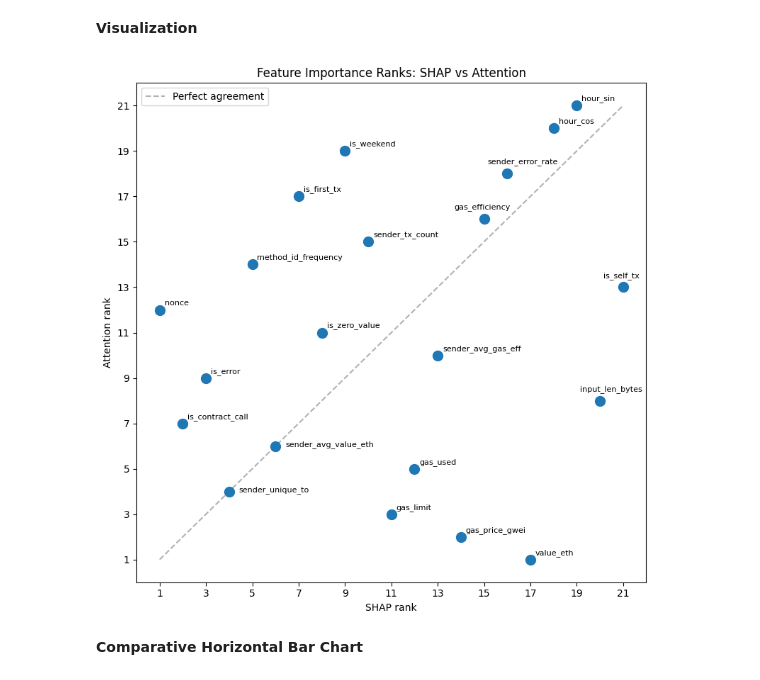
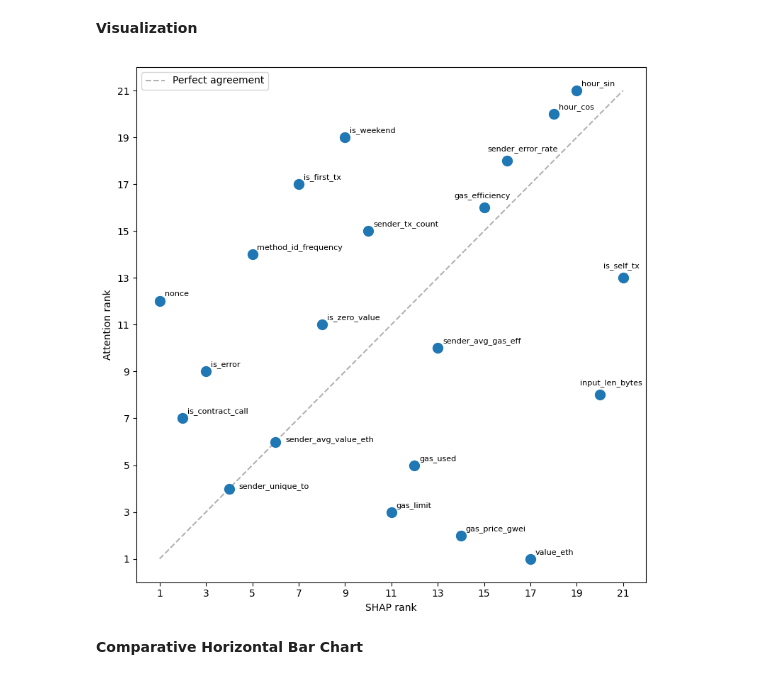
Before and after one commit to KozinIS/ethereum-anomaly-detection-xai, a Jupyter notebook: notebooks/ethereum_anomaly_detection_xai_EN.ipynb, the cells around one changed output. Drawn from its saved outputs; the diff is of its cells as text; code cells hidden in the pictures.

```diff
--- a/notebooks/ethereum_anomaly_detection_xai_EN.ipynb
+++ b/notebooks/ethereum_anomaly_detection_xai_EN.ipynb
@@ -156,7 +156,7 @@ if SAVE_ARTIFACTS:
 
     SAVE_ROOT = (
         Path("/content/drive/MyDrive")
-        / "eaai-review-artifacts"
+        / "ethereum-anomaly-detection-xai"
     )
 
     SAVE_ROOT.mkdir(
@@ -4452,38 +4531,37 @@ for _, row in comparison.iterrows():
             row["shap_rank"],
             row["attention_rank"]
         ),
         textcoords="offset points",
         xytext=offset,
         fontsize=8
     )
 
 ax.set_xlabel("SHAP rank")
 ax.set_ylabel("Attention rank")
-ax.set_title("Feature Importance Ranks: SHAP vs Attention")
 
 ax.set_xlim(0, n_features + 1)
 ax.set_ylim(0, n_features + 1)
 
 ax.set_xticks(range(1, n_features + 1, 2))
 ax.set_yticks(range(1, n_features + 1, 2))
 
 ax.legend()
 
 plt.tight_layout()
 
 if SAVE_ARTIFACTS:
-    plt.savefig(
+    fig.savefig(
         save_path(
             "results/explainability_comparison/"
-            "72_rank_scatter.png"
+            "72_rank_scatter.pdf"
         ),
-        dpi=300,
+        format="pdf",
         bbox_inches="tight"
     )
 
 plt.show()
 # %% [output]
-[figure, old version]
+[figure, new version]
 # %% [markdown]
 **Comparative Horizontal Bar Chart**
 # %%
```
Also changed, not shown: parts of 22 cells of this notebook.
